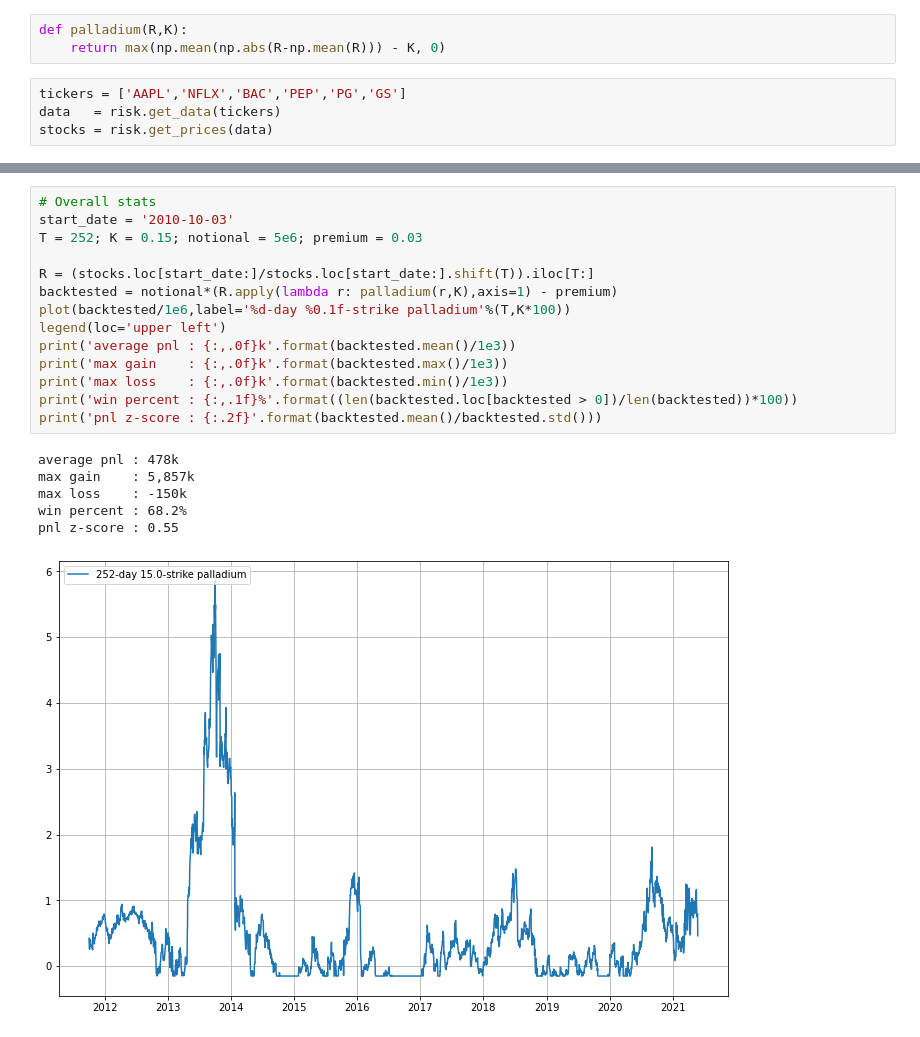
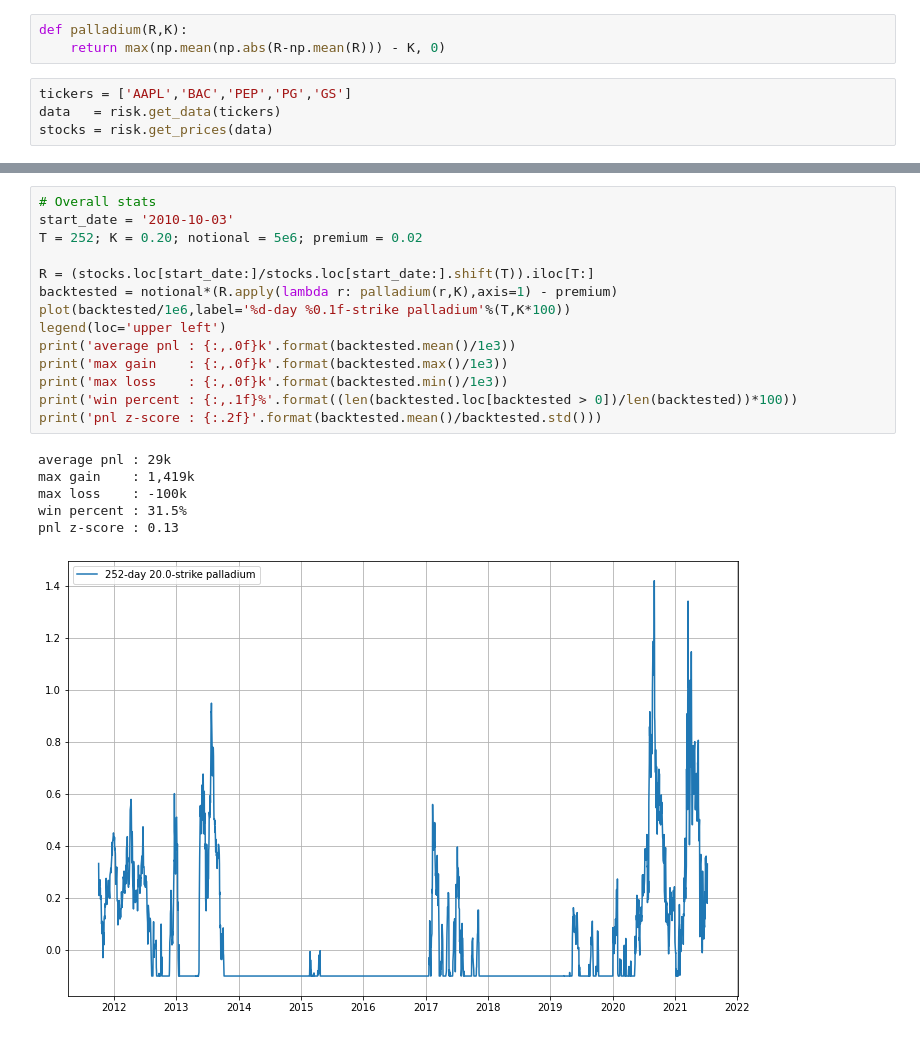
Before and after one commit to idrach55/Trading, a Jupyter notebook: strat_palladium.ipynb, the cells around one changed output, grey strips where cells are left out. Saved outputs shown, nothing was run; the diff lists cells and outputs as text.

```diff
--- a/strat_palladium.ipynb
+++ b/strat_palladium.ipynb
@@ -22,6 +22,6 @@ reload(core)
 def palladium(R,K):
     return max(np.mean(np.abs(R-np.mean(R))) - K, 0)
 # %%
-tickers = ['AAPL','NFLX','BAC','PEP','PG','GS']
+tickers = ['AAPL','BAC','PEP','PG','GS']
 data   = risk.get_data(tickers)
 stocks = risk.get_prices(data)
@@ -48,21 +46,21 @@ return/year : 286.8%
 # %%
 # Overall stats
 start_date = '2010-10-03'
-T = 252; K = 0.15; notional = 5e6; premium = 0.03
+T = 252; K = 0.20; notional = 5e6; premium = 0.02
 
 R = (stocks.loc[start_date:]/stocks.loc[start_date:].shift(T)).iloc[T:]
 backtested = notional*(R.apply(lambda r: palladium(r,K),axis=1) - premium)
 plot(backtested/1e6,label='%d-day %0.1f-strike palladium'%(T,K*100))
 legend(loc='upper left')
 print('average pnl : {:,.0f}k'.format(backtested.mean()/1e3))
 print('max gain    : {:,.0f}k'.format(backtested.max()/1e3))
 print('max loss    : {:,.0f}k'.format(backtested.min()/1e3))
 print('win percent : {:,.1f}%'.format((len(backtested.loc[backtested > 0])/len(backtested))*100))
 print('pnl z-score : {:.2f}'.format(backtested.mean()/backtested.std()))
 # %% [output]
-average pnl : 478k
-max gain    : 5,857k
-max loss    : -150k
-win percent : 68.2%
-pnl z-score : 0.55
+average pnl : 29k
+max gain    : 1,419k
+max loss    : -100k
+win percent : 31.5%
+pnl z-score : 0.13
-[figure, old version]
+[figure, new version]
```
Also changed, not shown: parts of 2 cells of this notebook, 8 other files.
